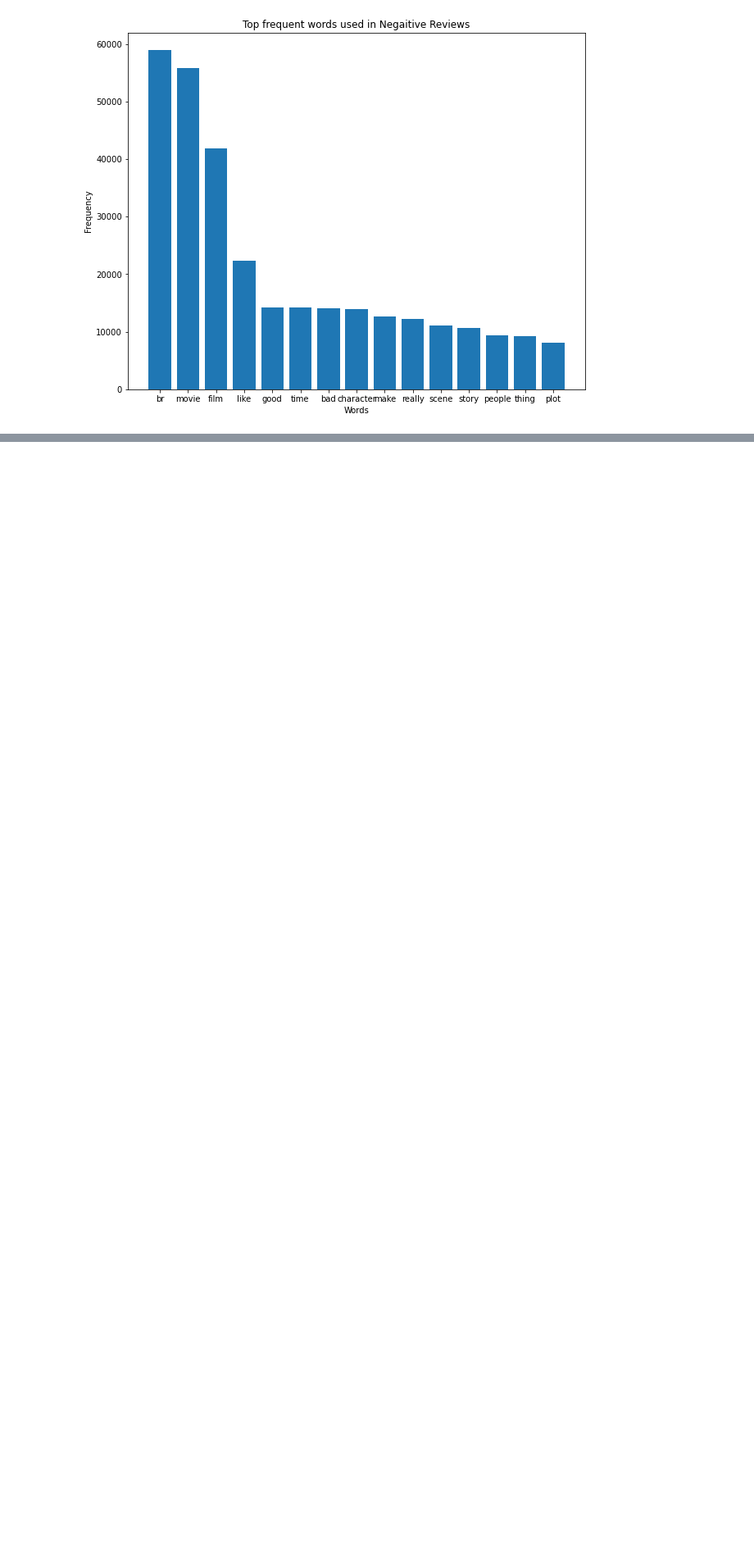
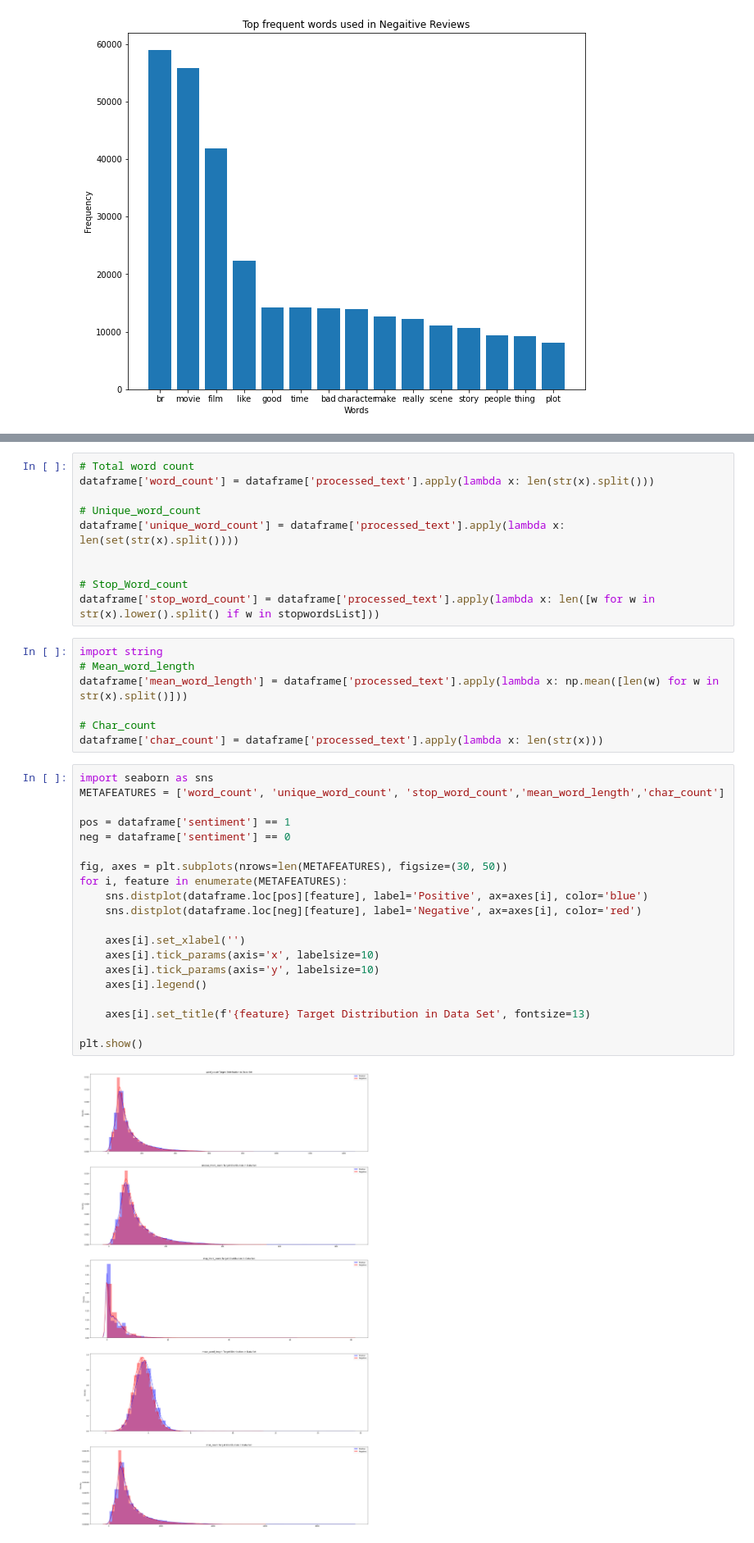
Before and after one commit to swetha4444/Keyword-Topic-Extraction-from-Movie-Reviews, a Jupyter notebook: 3-dataAnalysis.ipynb, the cells around one changed output, grey strips where cells are left out. Shown at 82% size. Cells and saved outputs as stored; diff of their text form; blank space fills up the shorter version.

Commit message:
meta data analysis

```diff
--- a/3-dataAnalysis.ipynb
+++ b/3-dataAnalysis.ipynb
@@ -133,0 +136,39 @@ plt.show()
+# %%
+# Total word count
+dataframe['word_count'] = dataframe['processed_text'].apply(lambda x: len(str(x).split()))
+
+# Unique_word_count
+dataframe['unique_word_count'] = dataframe['processed_text'].apply(lambda x: len(set(str(x).split())))
+
+
+# Stop_Word_count
+dataframe['stop_word_count'] = dataframe['processed_text'].apply(lambda x: len([w for w in str(x).lower().split() if w in stopwordsList]))
+# %%
+import string
+# Mean_word_length
+dataframe['mean_word_length'] = dataframe['processed_text'].apply(lambda x: np.mean([len(w) for w in str(x).split()]))
+
+# Char_count
+dataframe['char_count'] = dataframe['processed_text'].apply(lambda x: len(str(x)))
+# %%
+import seaborn as sns
+METAFEATURES = ['word_count', 'unique_word_count', 'stop_word_count','mean_word_length','char_count']
+
+pos = dataframe['sentiment'] == 1
+neg = dataframe['sentiment'] == 0
+
+fig, axes = plt.subplots(nrows=len(METAFEATURES), figsize=(30, 50))
+for i, feature in enumerate(METAFEATURES):
+    sns.distplot(dataframe.loc[pos][feature], label='Positive', ax=axes[i], color='blue')
+    sns.distplot(dataframe.loc[neg][feature], label='Negative', ax=axes[i], color='red')
+
+    axes[i].set_xlabel('')
+    axes[i].tick_params(axis='x', labelsize=10)
+    axes[i].tick_params(axis='y', labelsize=10)
+    axes[i].legend()
+
+    axes[i].set_title(f'{feature} Target Distribution in Data Set', fontsize=13)
+
+plt.show()
+# %% [output]
+[figure, added]
```
Also changed, not shown: parts of 1 cell of this notebook.
